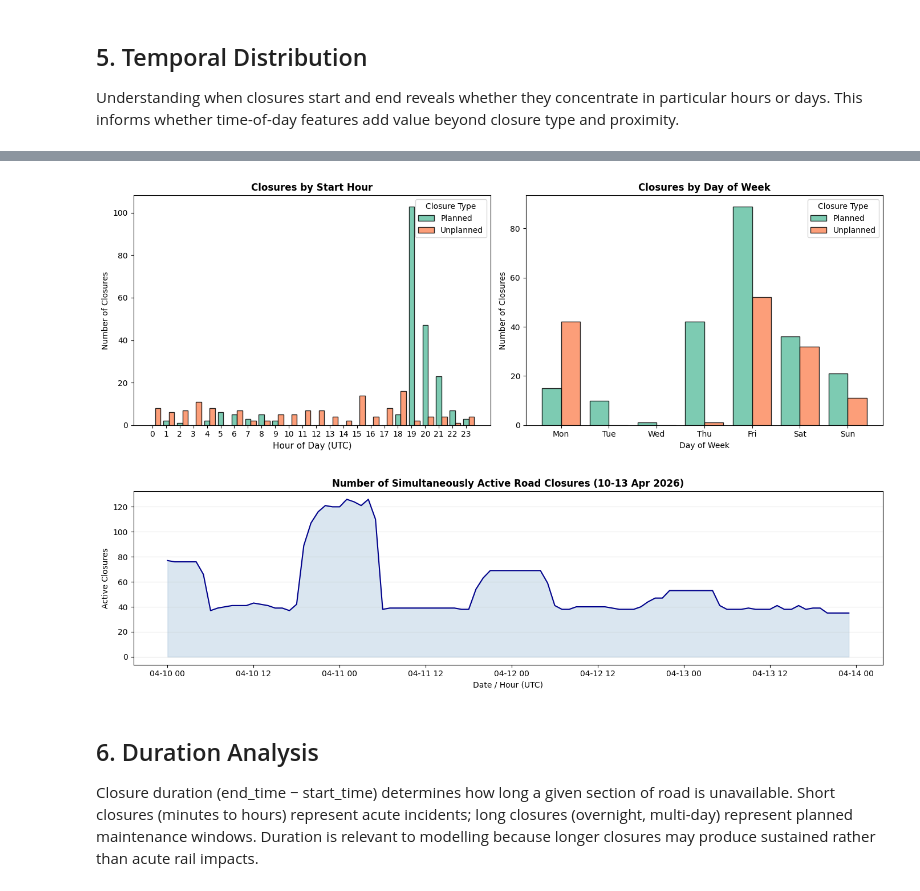
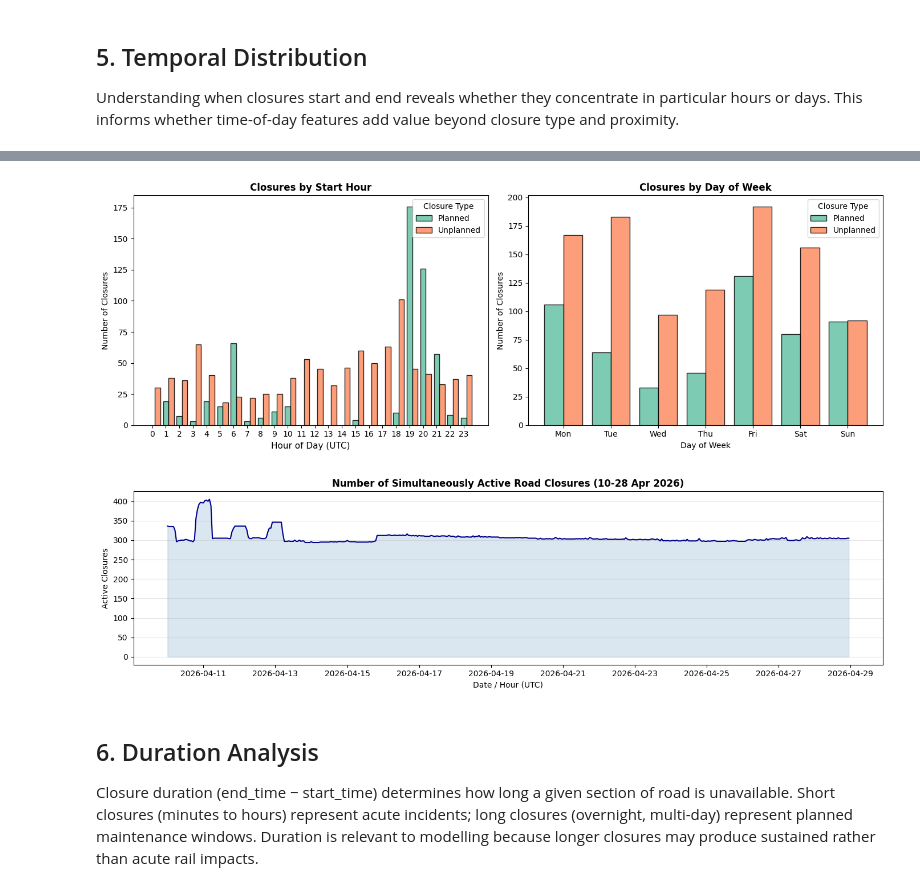
Before and after one commit to nehavadapally/master-dissertation-project, a Jupyter notebook: notebooks/eda_02_road_closures.ipynb, the cells around one changed output, grey strips where cells are left out. Saved outputs shown, nothing was run; the diff lists cells and outputs as text; code cells hidden in the pictures.

Commit message:
Expand data retrieval time range to improve historical data coverage

```diff
--- a/notebooks/eda_02_road_closures.ipynb
+++ b/notebooks/eda_02_road_closures.ipynb
@@ -44,7 +47,7 @@ from datetime import datetime, timezone
 from src.data_loader import load_road_closures
 
 START = datetime(2026, 4, 10, 0, 0, 0, tzinfo=timezone.utc)
-END   = datetime(2026, 4, 13, 23, 59, 59, tzinfo=timezone.utc)
+END   = datetime(2026, 4, 28, 23, 59, 59, tzinfo=timezone.utc)
 
 road_df = load_road_closures(START, END)
 print(f"Shape: {road_df.shape}")
@@ -384,35 +387,35 @@ plt.tight_layout()
 plt.savefig("figures/eda_02/temporal_distribution_by_type.png", dpi=200, bbox_inches="tight")
 plt.show()
 # %% [output]
-[figure, old version]
+[figure, new version]
 # %%
 # Closures active at each hour across the window
 # Build a timeline: for each hour, count how many closures are active
 import numpy as np
 
-hours = pd.date_range(start="2026-04-10 00:00", end="2026-04-13 23:00",
+hours = pd.date_range(start="2026-04-10 00:00", end="2026-04-28 23:00",
                       freq="h", tz="UTC")
 
 active_counts = []
 for h in hours:
     active = road_df[
         (road_df["start_time_dt"] <= h) &
         (road_df["end_time_dt"] >= h)
     ]
     active_counts.append(len(active))
 
 plt.figure(figsize=(14, 4))
 plt.plot(hours, active_counts, color="darkblue", linewidth=1.5)
 plt.fill_between(hours, active_counts, alpha=0.2, color="steelblue")
 plt.xlabel("Date / Hour (UTC)")
 plt.ylabel("Active Closures")
-plt.title("Number of Simultaneously Active Road Closures (10-13 Apr 2026)", fontweight="bold")
+plt.title("Number of Simultaneously Active Road Closures (10-28 Apr 2026)", fontweight="bold")
 plt.grid(axis="y", alpha=0.3)
 plt.tight_layout()
 plt.savefig("figures/eda_02/active_closures_timeline.png", dpi=200, bbox_inches="tight")
 plt.show()
 # %% [output]
-[figure, old version]
+[figure, new version]
 # %% [markdown]
 ## 6. Duration Analysis
 
```
Also changed, not shown: parts of 20 cells of this notebook, 36 other files.
